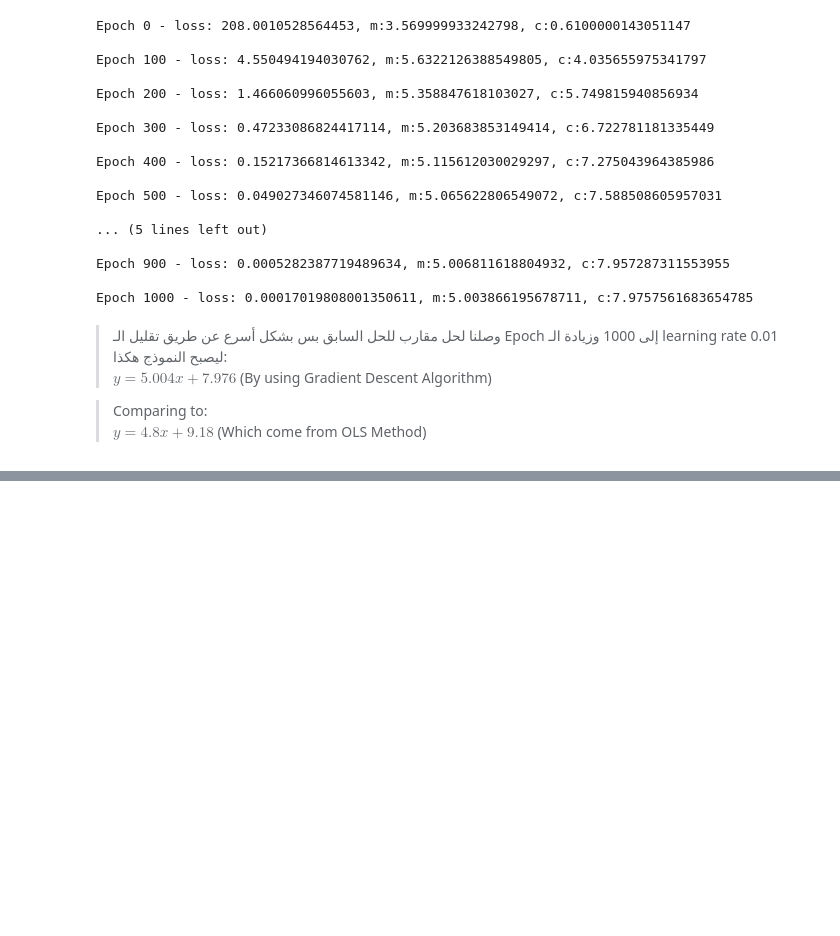
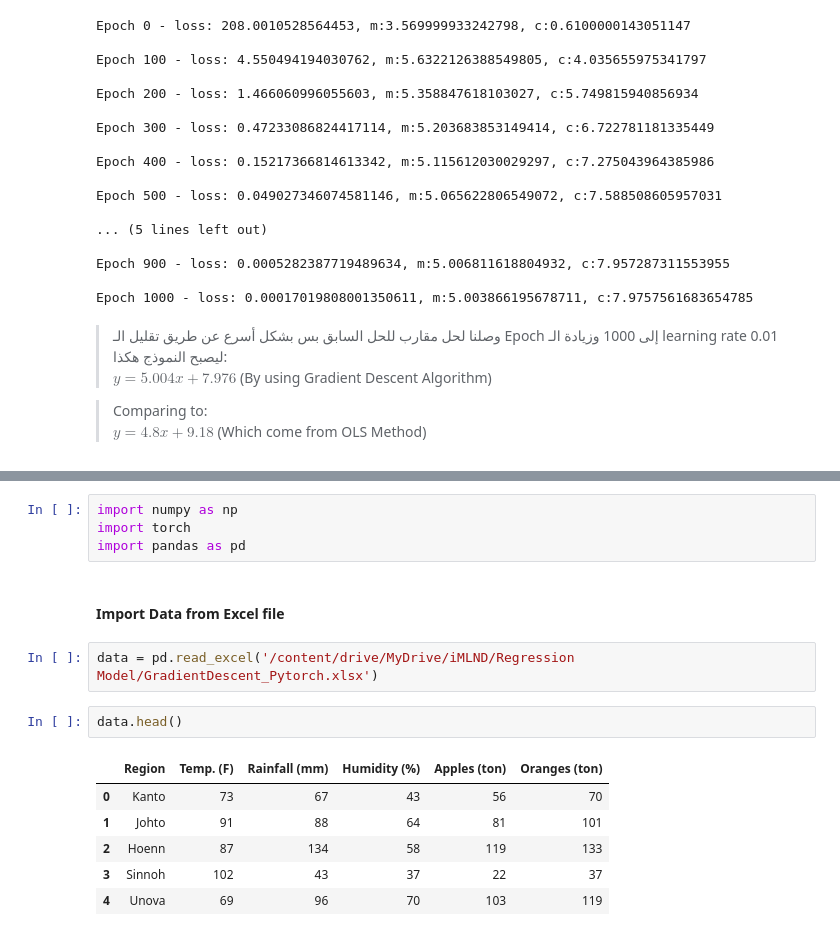
Before and after one commit to JBadawood/Machine_Learning, a Jupyter notebook: Linear_Regression/Linear_Regression.ipynb, the cells around one changed output, grey strips where cells are left out. Cells and saved outputs as stored; diff of their text form; blank space fills up the shorter version.

Commit message:
Training linear regression and gradient descent from scratch using Tensor operations

```diff
--- a/Linear_Regression/Linear_Regression.ipynb
+++ b/Linear_Regression/Linear_Regression.ipynb
@@ -1591,0 +1595,17 @@ $y=4.8x+9.18$ (Which come from OLS Method)
+# %%
+import numpy as np
+import torch
+import pandas as pd
+# %% [markdown]
+#### Import Data from Excel file
+# %%
+data = pd.read_excel('/content/drive/MyDrive/iMLND/Regression Model/GradientDescent_Pytorch.xlsx')
+# %%
+data.head()
+# %% [output]
+|  | Region | Temp. (F) | Rainfall (mm) | Humidity (%) | Apples (ton) | Oranges (ton) |
+| 0 | Kanto | 73 | 67 | 43 | 56 | 70 |
+| 1 | Johto | 91 | 88 | 64 | 81 | 101 |
+| 2 | Hoenn | 87 | 134 | 58 | 119 | 133 |
+| 3 | Sinnoh | 102 | 43 | 37 | 22 | 37 |
+| 4 | Unova | 69 | 96 | 70 | 103 | 119 |
```
Also changed, not shown: parts of 85 cells of this notebook.
